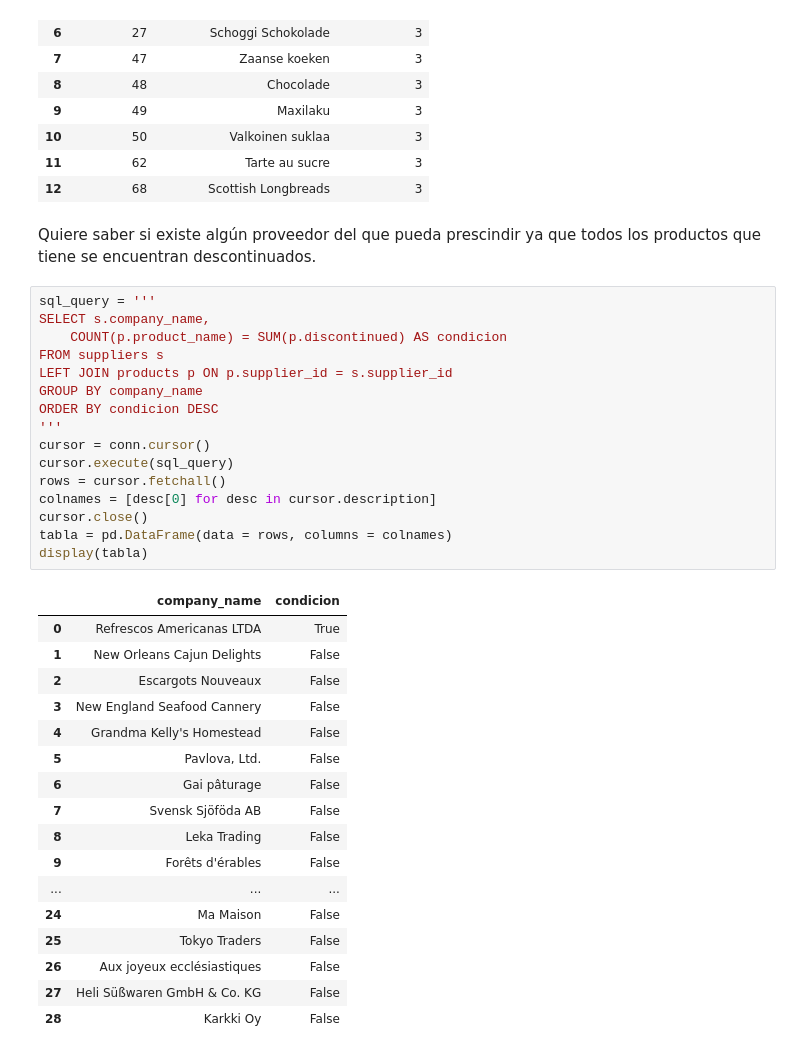
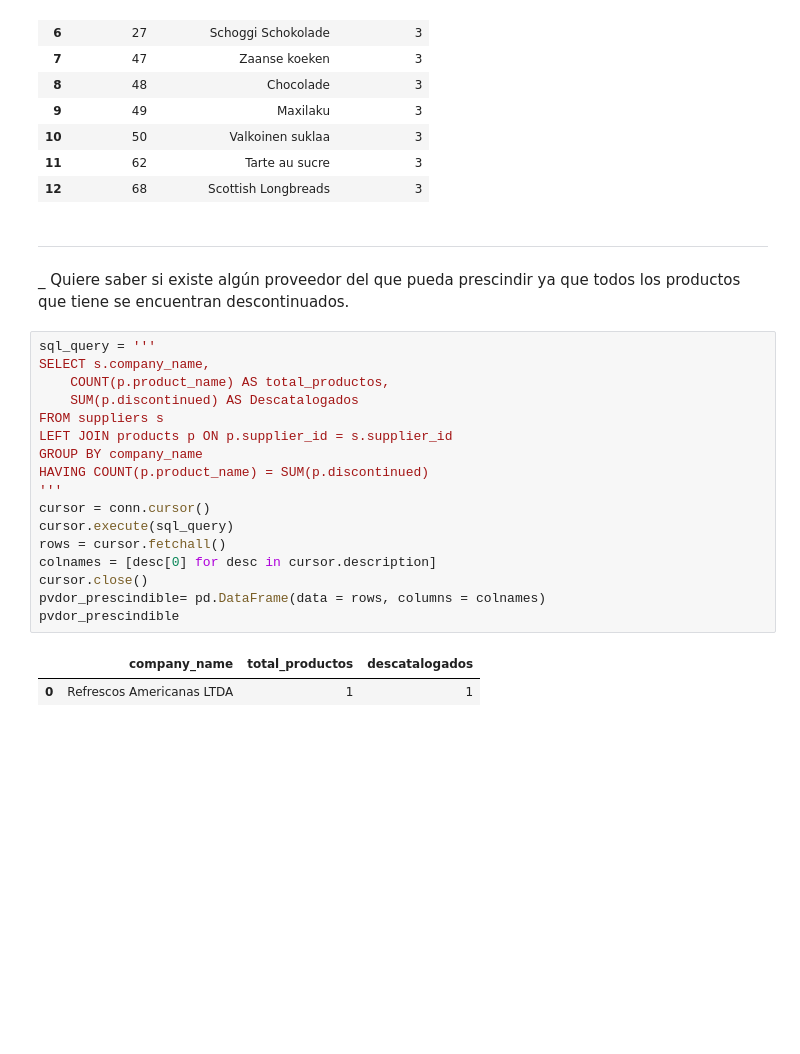
Before and after one commit to davidsequeiro/Ejercicios-DavidSequeiro, a Jupyter notebook: Python/Test_PythonSql.ipynb, the cells around one changed output. Saved outputs shown, nothing was run; the diff lists cells and outputs as text; blank space fills up the shorter version.

```diff
--- a/Python/Test_PythonSql.ipynb
+++ b/Python/Test_PythonSql.ipynb
@@ -917,40 +1044,26 @@ display(tabla)
 | 11 | 62 | Tarte au sucre | 3 |
 | 12 | 68 | Scottish Longbreads | 3 |
 # %% [markdown]
-
-Quiere saber si existe algún proveedor del que pueda prescindir ya que todos
+___
+_ Quiere saber si existe algún proveedor del que pueda prescindir ya que todos
 los productos que tiene se encuentran descontinuados.
 # %%
 sql_query = '''
 SELECT s.company_name,
-	COUNT(p.product_name) = SUM(p.discontinued) AS condicion
+	COUNT(p.product_name) AS total_productos,
+	SUM(p.discontinued) AS Descatalogados
 FROM suppliers s
 LEFT JOIN products p ON p.supplier_id = s.supplier_id
 GROUP BY company_name
-ORDER BY condicion DESC
+HAVING COUNT(p.product_name) = SUM(p.discontinued)
 '''
 cursor = conn.cursor()
 cursor.execute(sql_query)
 rows = cursor.fetchall()
 colnames = [desc[0] for desc in cursor.description]
 cursor.close()
-tabla = pd.DataFrame(data = rows, columns = colnames)
-display(tabla)
+pvdor_prescindible= pd.DataFrame(data = rows, columns = colnames)
+pvdor_prescindible
 # %% [output]
-|  | company_name | condicion |
-| 0 | Refrescos Americanas LTDA | True |
-| 1 | New Orleans Cajun Delights | False |
-| 2 | Escargots Nouveaux | False |
-| 3 | New England Seafood Cannery | False |
-| 4 | Grandma Kelly's Homestead | False |
-| 5 | Pavlova, Ltd. | False |
-| 6 | Gai pâturage | False |
-| 7 | Svensk Sjöföda AB | False |
-| 8 | Leka Trading | False |
-| 9 | Forêts d'érables | False |
-| ... | ... | ... |
-| 24 | Ma Maison | False |
-| 25 | Tokyo Traders | False |
-| 26 | Aux joyeux ecclésiastiques | False |
-| 27 | Heli Süßwaren GmbH & Co. KG | False |
-| 28 | Karkki Oy | False |
+|  | company_name | total_productos | descatalogados |
+| 0 | Refrescos Americanas LTDA | 1 | 1 |
```
Also changed, not shown: parts of 119 cells of this notebook.
